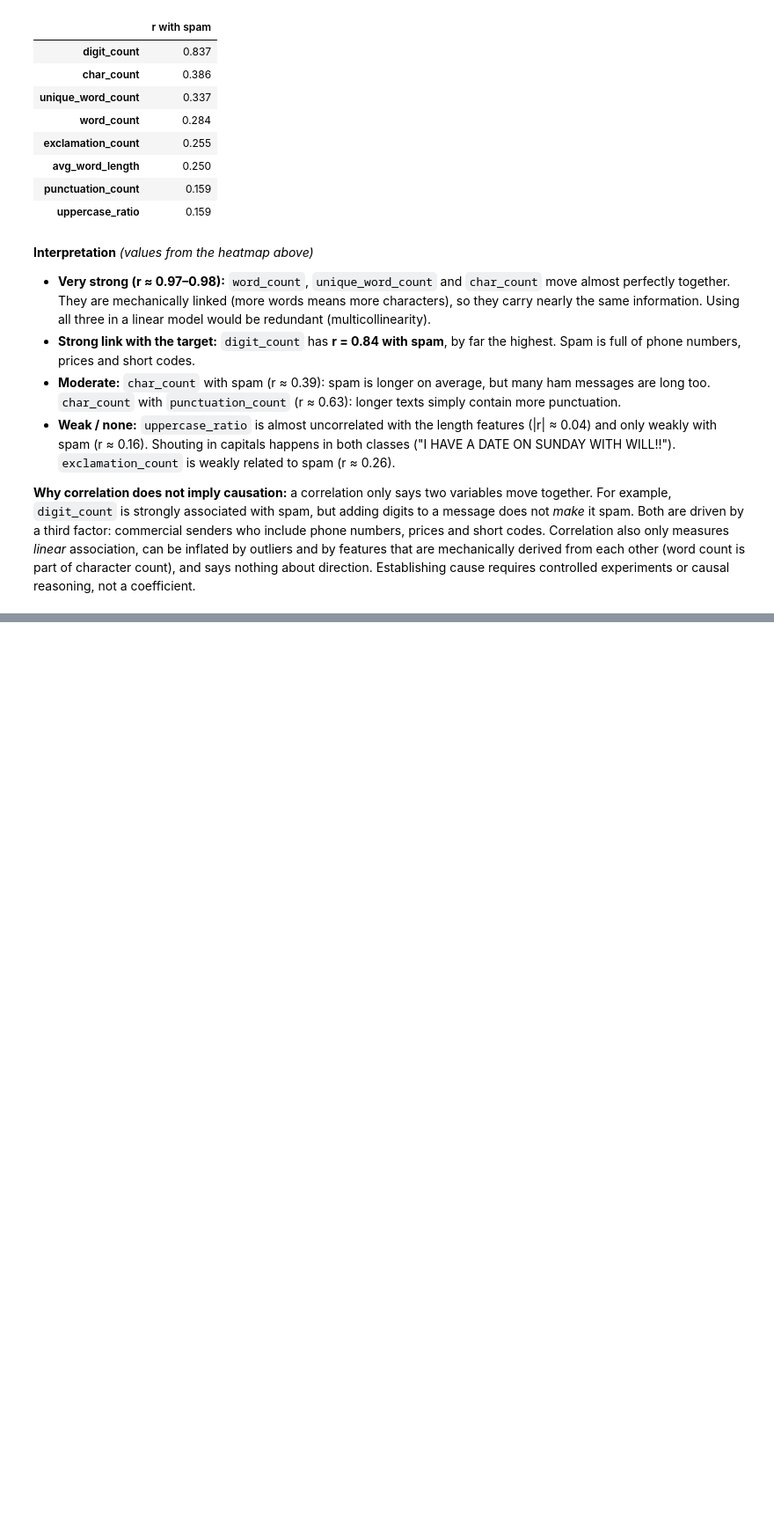
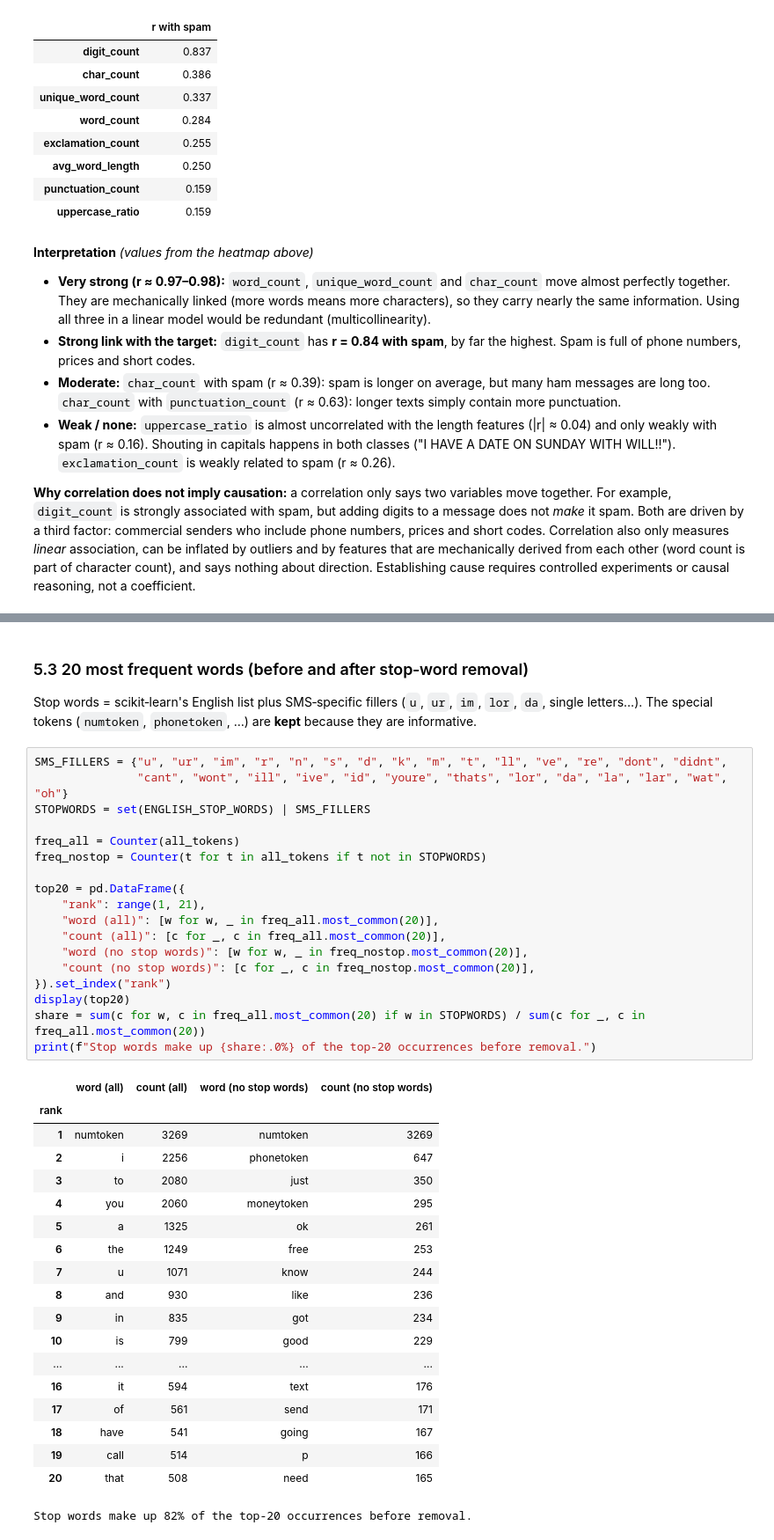
Before and after one commit to mahmoudd-adell/bd-a1, a Jupyter notebook: notebook/analysis.ipynb, the cells around one changed output, grey strips where cells are left out. Shown at 88% size. Saved outputs shown, nothing was run; the diff lists cells and outputs as text; blank space fills up the shorter version.

```diff
--- a/notebook/analysis.ipynb
+++ b/notebook/analysis.ipynb
@@ -484,0 +546,41 @@ Correlation of each feature with spam (label_num):
+# %% [markdown]
+### 5.3 20 most frequent words (before and after stop‑word removal)
+Stop words = scikit‑learn's English list plus SMS‑specific fillers (`u`, `ur`, `im`, `lor`, `da`, single letters…). The special tokens (`numtoken`, `phonetoken`, …) are **kept** because they are informative.
+# %%
+SMS_FILLERS = {"u", "ur", "im", "r", "n", "s", "d", "k", "m", "t", "ll", "ve", "re", "dont", "didnt",
+               "cant", "wont", "ill", "ive", "id", "youre", "thats", "lor", "da", "la", "lar", "wat", "oh"}
+STOPWORDS = set(ENGLISH_STOP_WORDS) | SMS_FILLERS
+
+freq_all = Counter(all_tokens)
+freq_nostop = Counter(t for t in all_tokens if t not in STOPWORDS)
+
+top20 = pd.DataFrame({
+    "rank": range(1, 21),
+    "word (all)": [w for w, _ in freq_all.most_common(20)],
+    "count (all)": [c for _, c in freq_all.most_common(20)],
+    "word (no stop words)": [w for w, _ in freq_nostop.most_common(20)],
+    "count (no stop words)": [c for _, c in freq_nostop.most_common(20)],
+}).set_index("rank")
+display(top20)
+share = sum(c for w, c in freq_all.most_common(20) if w in STOPWORDS) / sum(c for _, c in freq_all.most_common(20))
+print(f"Stop words make up {share:.0%} of the top-20 occurrences before removal.")
+# %% [output]
+|  | word (all) | count (all) | word (no stop words) | count (no stop words) |
+| rank |  |  |  |  |
+| 1 | numtoken | 3269 | numtoken | 3269 |
+| 2 | i | 2256 | phonetoken | 647 |
+| 3 | to | 2080 | just | 350 |
+| 4 | you | 2060 | moneytoken | 295 |
+| 5 | a | 1325 | ok | 261 |
+| 6 | the | 1249 | free | 253 |
+| 7 | u | 1071 | know | 244 |
+| 8 | and | 930 | like | 236 |
+| 9 | in | 835 | got | 234 |
+| 10 | is | 799 | good | 229 |
+| ... | ... | ... | ... | ... |
+| 16 | it | 594 | text | 176 |
+| 17 | of | 561 | send | 171 |
+| 18 | have | 541 | going | 167 |
+| 19 | call | 514 | p | 166 |
+| 20 | that | 508 | need | 165 |
+Stop words make up 82% of the top-20 occurrences before removal.
```
Also changed, not shown: parts of 11 cells of this notebook, 3 other files.
